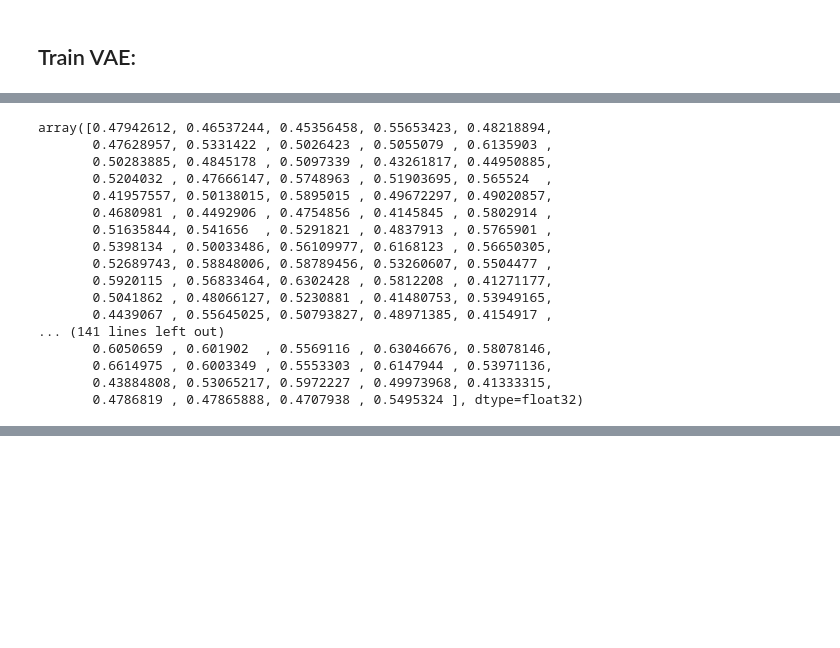
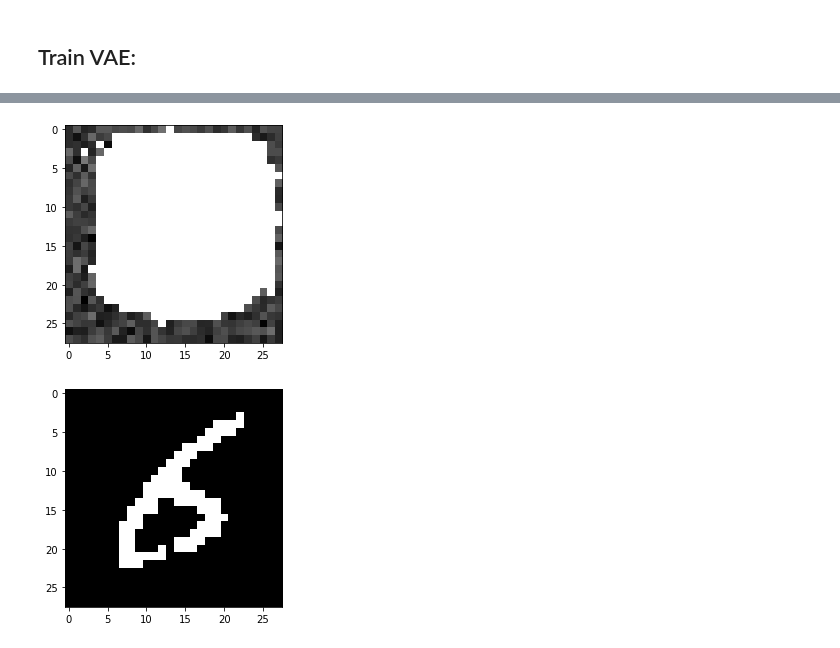
Before and after one commit to SergioAlvarezB/calibration-normalizing-flows, a Jupyter notebook: notebooks/vanilla-VAE.ipynb, the cells around one changed output, grey strips where cells are left out. Saved outputs shown, nothing was run; the diff lists cells and outputs as text; code cells hidden in the pictures; blank space fills up the shorter version.

```diff
--- a/notebooks/vanilla-VAE.ipynb
+++ b/notebooks/vanilla-VAE.ipynb
@@ -46,6 +46,12 @@ mnist_dataset = datasets.MNIST(tempfile.gettempdir(), train=True, download=True,
                             transforms.Lambda(lambda tensor:min_max_normalization(tensor, 0, 1)),
                             transforms.Lambda(lambda tensor:tensor_round(tensor))
                         ]))
+
+# Take only 6's
+
+idx = mnist_dataset.targets==6
+mnist_dataset.targets = mnist_dataset.targets[idx]
+mnist_dataset.data = mnist_dataset.data[idx]
 # %% [markdown]
 ## Define functions:
 # %%
@@ -107,8 +113,8 @@ def create_animation_digits(intermediate_results):
 # %% [markdown]
 ## Train VAE:
 # %%
-batch_size = 100
-epochs = 5
+batch_size = 50
+epochs = 200
 # %%
 base_distr = MultivariateNormal(torch.zeros(latent_dim), torch.eye(latent_dim))
 # %%
@@ -118,11 +124,10 @@ train_loader = torch.utils.data.DataLoader(mnist_dataset, batch_size=batch_size,
 # %%
 optimizer = torch.optim.Adam([{'params': encoder.parameters()},
                               {'params': decoder.parameters()}
-                             ], lr=1e-5)
+                             ], lr=1e-4)
 # %%
 loss = []
-logprior = []
-logdet = []
+KL = []
 
 
 intermediate_results = []
@@ -131,8 +136,10 @@ intermediate_results = []
 t0 = time.time()
 for e in range(epochs):
 
-    cum_loss = torch.zeros(1, device=dev)
+    cum_loss = 0
+    cum_KL = 0
     count = 0
+
     for images, _ in train_loader:
         images = images.view(images.shape[0], -1)
 
@@ -144,27 +151,29 @@ for e in range(epochs):
 
         mu, log_var = infer[:, :latent_dim], infer[:, latent_dim:]
 
-        eps = base_distr.sample((batch_size,))
+        eps = base_distr.sample((images.shape[0],))
 
         z = mu + torch.sqrt(torch.exp(log_var)) * eps
 
         x_p = decoder(z)
 
-        NLL = compute_reconstruction_error(images, x_p)
-        KL = compute_KL_divergence(mu, log_var)
+        _NLL = compute_reconstruction_error(images, x_p)
+        _KL = compute_KL_divergence(mu, log_var)
 
-        _loss = NLL + KL
+        _loss = _NLL + _KL
 
 
-        cum_loss += _loss
+        cum_loss += _loss.item()
+        cum_KL += _KL.item()
         count += 1
 
         _loss.backward()
         optimizer.step()
 
-    loss.append(cum_loss.item()/count)
+    loss.append(cum_loss/count)
+    KL.append(cum_KL/count)
     intermediate_results.append(sample_digits(decoder))
 
     if e%5 == 4:
-        print('epoch: {}, at time: {:.2f}, loss: {:.3f}'.format(e, time.time()-t0, loss[-1]))
+        print('epoch: {}, at time: {:.2f}, loss: {:.3e}, KL: {:.3e}'.format(e, time.time()-t0, loss[-1], KL[-1]))
 # %% [output]
@@ -178,23 +197,3 @@ plt.imshow(ima.reshape(28, 28))
-# %%
-ima
-# %% [output]
-array([0.47942612, 0.46537244, 0.45356458, 0.55653423, 0.48218894,
-       0.47628957, 0.5331422 , 0.5026423 , 0.5055079 , 0.6135903 ,
-       0.50283885, 0.4845178 , 0.5097339 , 0.43261817, 0.44950885,
-       0.5204032 , 0.47666147, 0.5748963 , 0.51903695, 0.565524  ,
-       0.41957557, 0.50138015, 0.5895015 , 0.49672297, 0.49020857,
-       0.4680981 , 0.4492906 , 0.4754856 , 0.4145845 , 0.5802914 ,
-       0.51635844, 0.541656  , 0.5291821 , 0.4837913 , 0.5765901 ,
-       0.5398134 , 0.50033486, 0.56109977, 0.6168123 , 0.56650305,
-       0.52689743, 0.58848006, 0.58789456, 0.53260607, 0.5504477 ,
-       0.5920115 , 0.56833464, 0.6302428 , 0.5812208 , 0.41271177,
-       0.5041862 , 0.48066127, 0.5230881 , 0.41480753, 0.53949165,
-       0.4439067 , 0.55645025, 0.50793827, 0.48971385, 0.4154917 ,
-... (141 lines left out)
-       0.6050659 , 0.601902  , 0.5569116 , 0.63046676, 0.58078146,
-       0.6614975 , 0.6003349 , 0.5553303 , 0.6147944 , 0.53971136,
-       0.43884808, 0.53065217, 0.5972227 , 0.49973968, 0.41333315,
-       0.4786819 , 0.47865888, 0.4707938 , 0.5495324 ], dtype=float32)
 # %%
 ani = create_animation_digits(intermediate_results)
 # %%
@@ -203,0 +207,12 @@ HTML(ani.to_html5_video())
+# %%
+plt.figure()
+plt.imshow(ima.reshape(28, 28), cmap='gray')
+plt.show()
+# %% [output]
+[figure, added]
+# %%
+plt.figure()
+plt.imshow(orig.reshape(28, 28), cmap='gray')
+plt.show()
+# %% [output]
+[figure, added]
```
Also changed, not shown: parts of 6 cells of this notebook.
